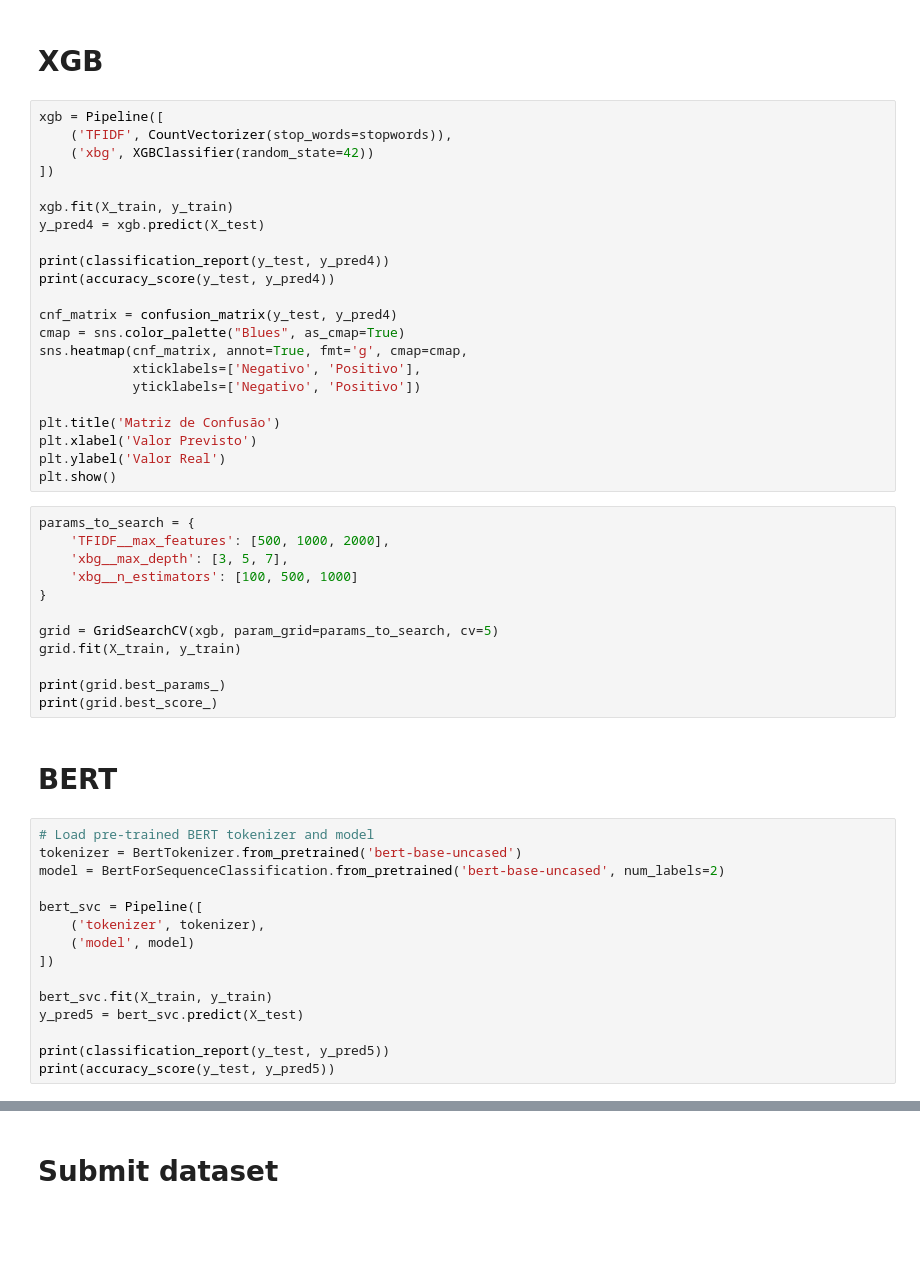
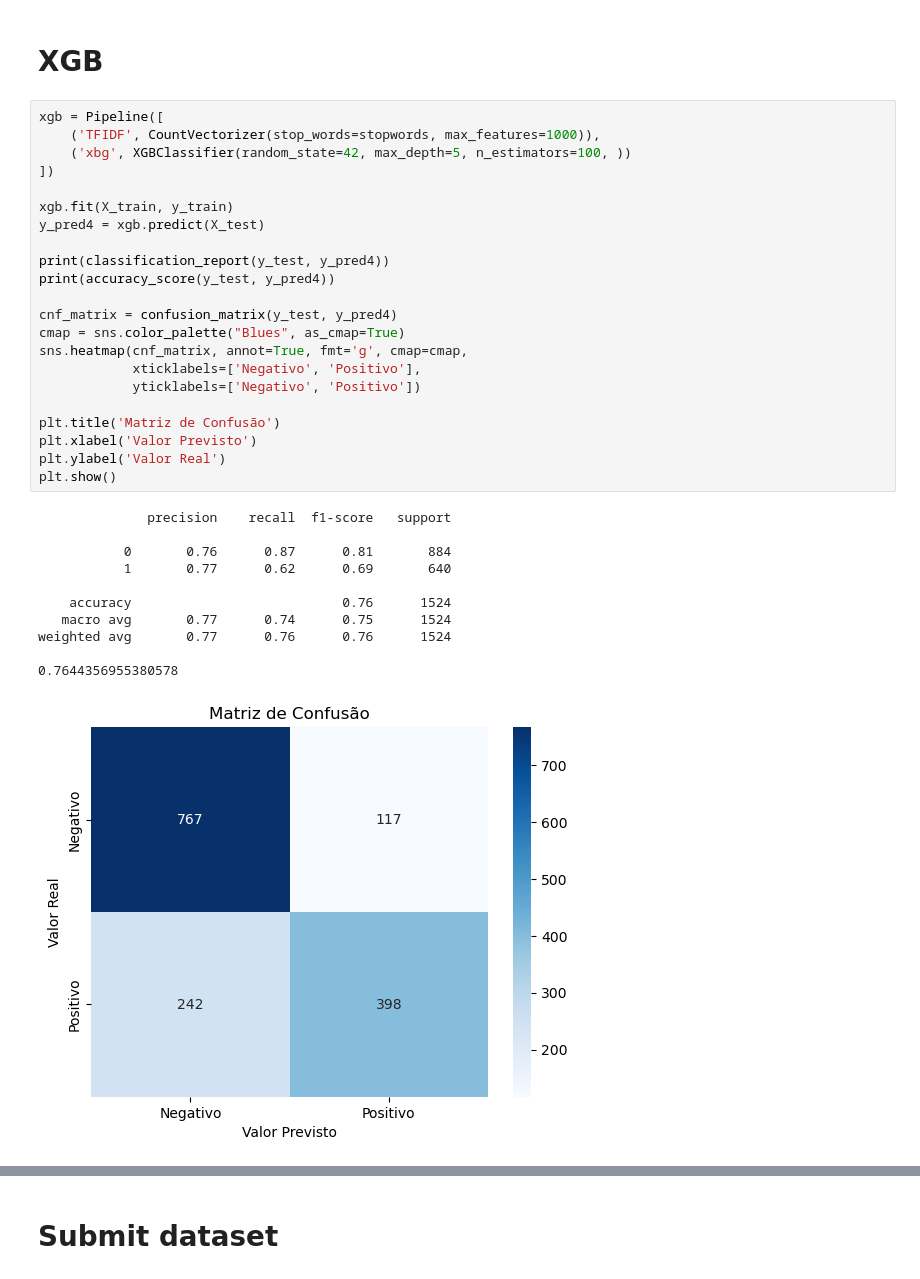
Before and after one commit to g-roger/nlp-disaster-tweets-competition, a Jupyter notebook: nlp_disaster_tweets.ipynb, the cells around one changed output, grey strips where cells are left out. Drawn from its saved outputs; the diff is of its cells as text; blank space fills up the shorter version.

Commit message:
Criar uma pipeline para benchmark de modelos

```diff
--- a/nlp_disaster_tweets.ipynb
+++ b/nlp_disaster_tweets.ipynb
@@ -159,52 +260,35 @@ plt.show()
 # XGB
 # %%
 xgb = Pipeline([
-    ('TFIDF', CountVectorizer(stop_words=stopwords)),
-    ('xbg', XGBClassifier(random_state=42))
+    ('TFIDF', CountVectorizer(stop_words=stopwords, max_features=1000)),
+    ('xbg', XGBClassifier(random_state=42, max_depth=5, n_estimators=100, ))
 ])
 
 xgb.fit(X_train, y_train)
 y_pred4 = xgb.predict(X_test)
 
 print(classification_report(y_test, y_pred4))
 print(accuracy_score(y_test, y_pred4))
 
 cnf_matrix = confusion_matrix(y_test, y_pred4)
 cmap = sns.color_palette("Blues", as_cmap=True)
 sns.heatmap(cnf_matrix, annot=True, fmt='g', cmap=cmap,
             xticklabels=['Negativo', 'Positivo'],
             yticklabels=['Negativo', 'Positivo'])
 
 plt.title('Matriz de Confusão')
 plt.xlabel('Valor Previsto')
 plt.ylabel('Valor Real')
 plt.show()
+# %% [output]
+              precision    recall  f1-score   support
+
+           0       0.76      0.87      0.81       884
+           1       0.77      0.62      0.69       640
+
+    accuracy                           0.76      1524
+   macro avg       0.77      0.74      0.75      1524
+weighted avg       0.77      0.76      0.76      1524
+
+0.7644356955380578
+[figure, added]
-# %%
-params_to_search = {
-    'TFIDF__max_features': [500, 1000, 2000],
-    'xbg__max_depth': [3, 5, 7],
-    'xbg__n_estimators': [100, 500, 1000]
-}
-
-grid = GridSearchCV(xgb, param_grid=params_to_search, cv=5)
-grid.fit(X_train, y_train)
-
-print(grid.best_params_)
-print(grid.best_score_)
-# %% [markdown]
-# BERT
-# %%
-# Load pre-trained BERT tokenizer and model
-tokenizer = BertTokenizer.from_pretrained('bert-base-uncased')
-model = BertForSequenceClassification.from_pretrained('bert-base-uncased', num_labels=2)
-
-bert_svc = Pipeline([
-    ('tokenizer', tokenizer),
-    ('model', model)
-])
-
-bert_svc.fit(X_train, y_train)
-y_pred5 = bert_svc.predict(X_test)
-
-print(classification_report(y_test, y_pred5))
-print(accuracy_score(y_test, y_pred5))
```
Also changed, not shown: parts of 33 cells of this notebook, 1 other file.
